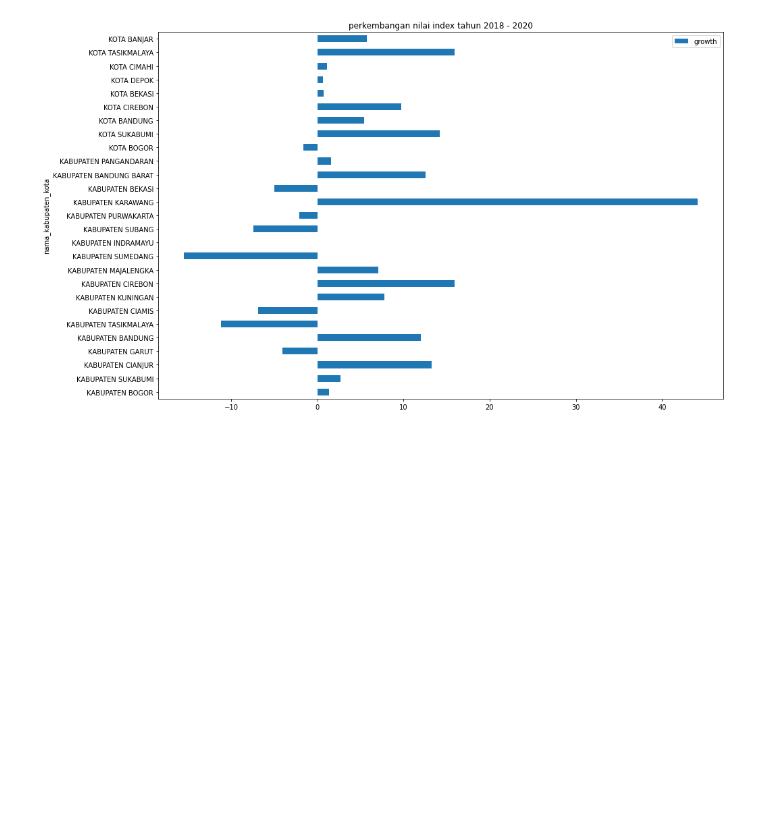
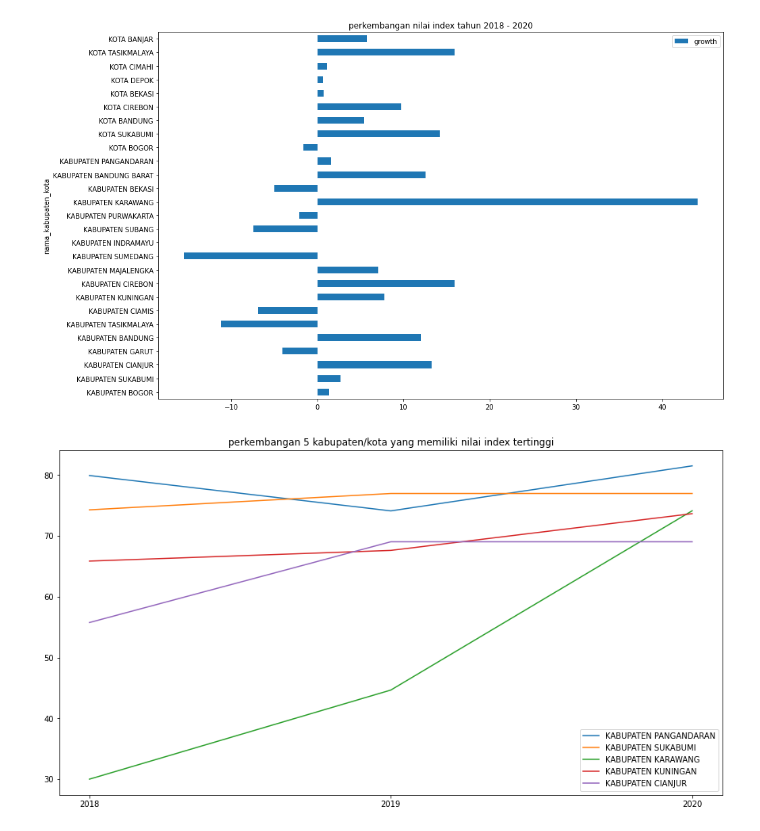
Before and after one commit to harithfakhiri/SIL, a Jupyter notebook: dashboard.ipynb, the cells around one changed output. Cells and saved outputs as stored; diff of their text form; code cells hidden in the pictures; blank space fills up the shorter version.

```diff
--- a/dashboard.ipynb
+++ b/dashboard.ipynb
@@ -51,3 +51,17 @@ new_set.plot(kind='barh', y="growth", x='nama_kabupaten_kota', figsize=(15,10),
 # %% [output]
 <AxesSubplot:title={'center':'perkembangan nilai index tahun 2018 - 2020'}, ylabel='nama_kabupaten_kota'>
 [figure]
+# %%
+last = dataset[dataset['tahun']==2020].sort_values(['nilai_index'], ascending=False).iloc[:5]
+plt.figure(figsize=(15, 8))
+plt.title('perkembangan 5 kabupaten/kota yang memiliki nilai index tertinggi')
+for nama in last['nama_kabupaten_kota']:
+    temp = dataset[dataset['nama_kabupaten_kota']==nama]
+    x = temp['tahun']
+    y = temp['nilai_index']
+    plt.plot(x, y, label = nama)
+plt.xticks(x)
+plt.legend()
+plt.show()
+# %% [output]
+[figure, added]
```
